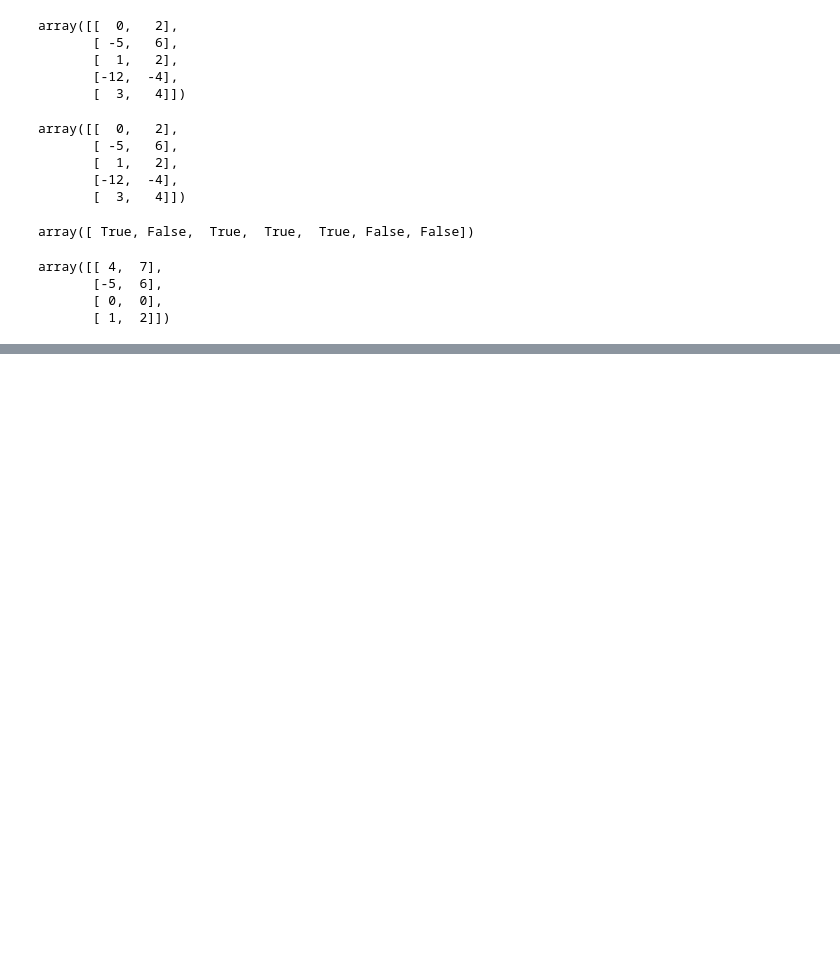
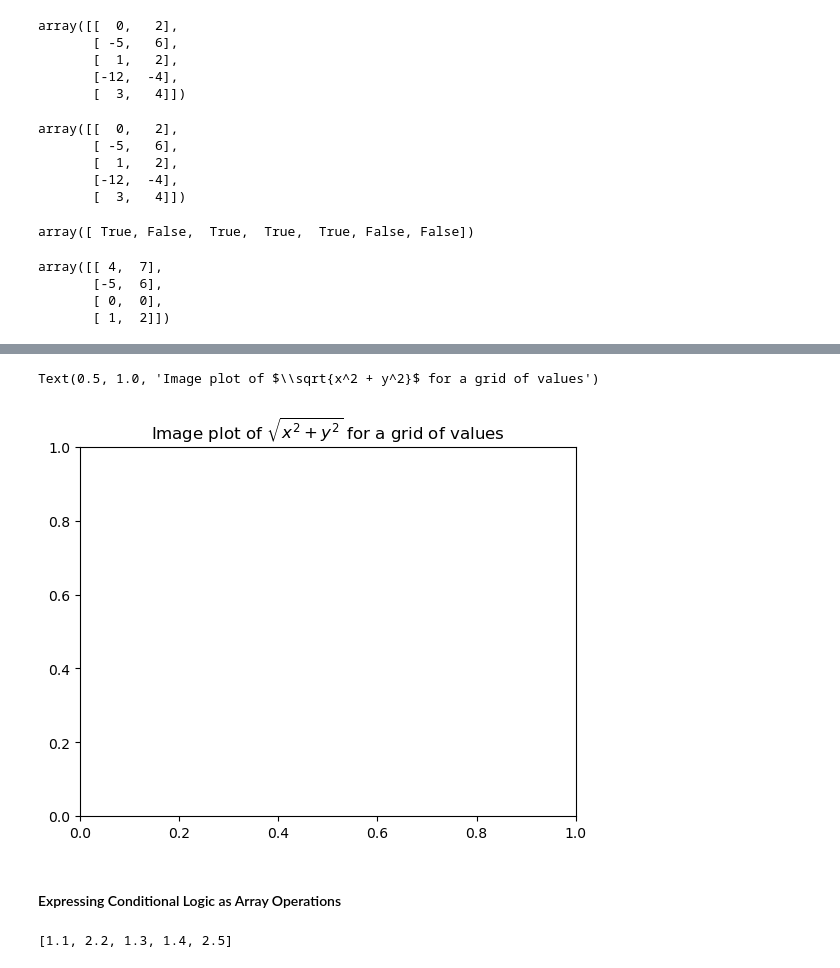
Before and after one commit to EjiKanyi/ipynb, a Jupyter notebook: 4.ipynb, the cells around one changed output, grey strips where cells are left out. Saved outputs shown, nothing was run; the diff lists cells and outputs as text; code cells hidden in the pictures; blank space fills up the shorter version.

```diff
--- a/4.ipynb
+++ b/4.ipynb
@@ -497,0 +836,5 @@ array([[ 4,  7],
+# %%
+plt.title("Image plot of $\sqrt{x^2 + y^2}$ for a grid of values")
+# %% [output]
+Text(0.5, 1.0, 'Image plot of $\\sqrt{x^2 + y^2}$ for a grid of values')
+[figure, added]
@@ -497,0 +844,2 @@ array([[ 4,  7],
+# %% [markdown]
+#### Expressing Conditional Logic as Array Operations
@@ -497,0 +856,4 @@ array([[ 4,  7],
+# %%
+result
+# %% [output]
+[1.1, 2.2, 1.3, 1.4, 2.5]
```
Also changed, not shown: parts of 173 cells of this notebook, 3 other files.
